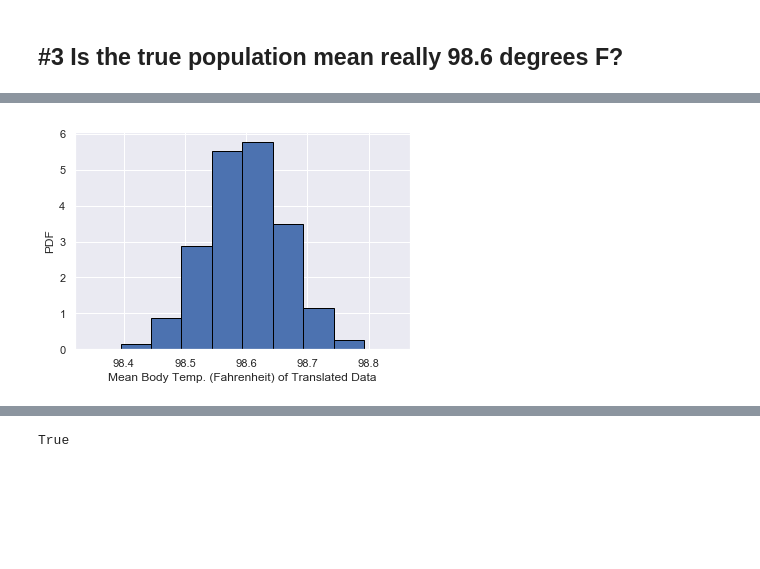
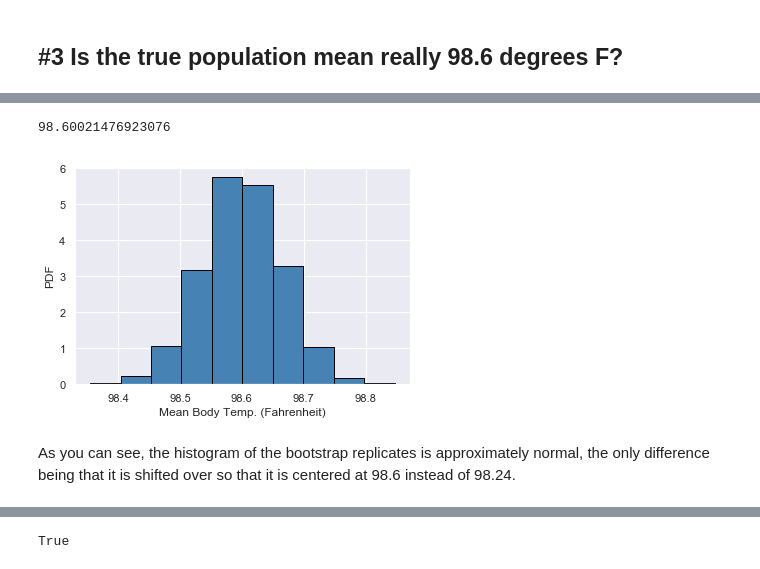
Before and after one commit to earny-joe/Springboard-DS-Portfolio, a Jupyter notebook: unit8/analyze-body-temp/sliderule_dsi_inferential_statistics_exercise_1.ipynb, the cells around one changed output, grey strips where cells are left out. Cells and saved outputs as stored; diff of their text form; code cells hidden in the pictures; blank space fills up the shorter version.

```diff
--- a/unit8/analyze-body-temp/sliderule_dsi_inferential_statistics_exercise_1.ipynb
+++ b/unit8/analyze-body-temp/sliderule_dsi_inferential_statistics_exercise_1.ipynb
@@ -187,2 +167,0 @@ def draw_bs_reps(data, func, size=1):
-# %%
-bs_replicates = draw_bs_reps(df['temperature'], np.mean, size=10000)
@@ -199,9 +211,16 @@ translated_temp = df['temperature'] - np.mean(df['temperature']) + 98.60
 # %%
+# store bootstrap replicates in variable bs_translate_replicates
 bs_translate_replicates = draw_bs_reps(translated_temp, np.mean, 10000)
+np.mean(bs_translate_replicates)
+# %% [output]
+98.60021476923076
 # %%
-_ = plt.hist(bs_translate_replicates, density=True, edgecolor='black')
-_ = plt.xlabel('Mean Body Temp. (Fahrenheit) of Translated Data')
+# plot replicates to show that it's distribution is approximately normal
+_ = plt.hist(bs_translate_replicates, density=True, color='steelblue', edgecolor='black')
+_ = plt.xlabel('Mean Body Temp. (Fahrenheit)')
 _ = plt.ylabel('PDF')
 plt.show()
 # %% [output]
-[figure, old version]
+[figure, new version]
+# %% [markdown]
+As you can see, the histogram of the bootstrap replicates is approximately normal, the only difference being that it is shifted over so that it is centered at 98.6 instead of 98.24.
```
Also changed, not shown: parts of 25 cells of this notebook.
